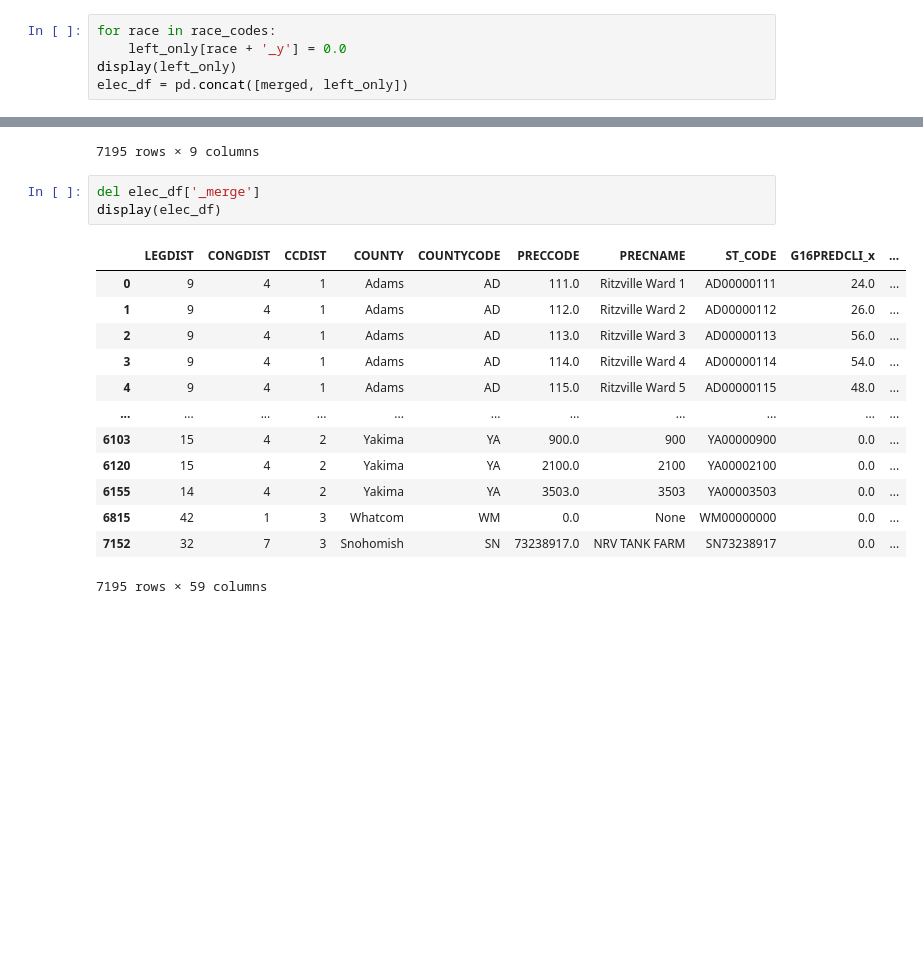
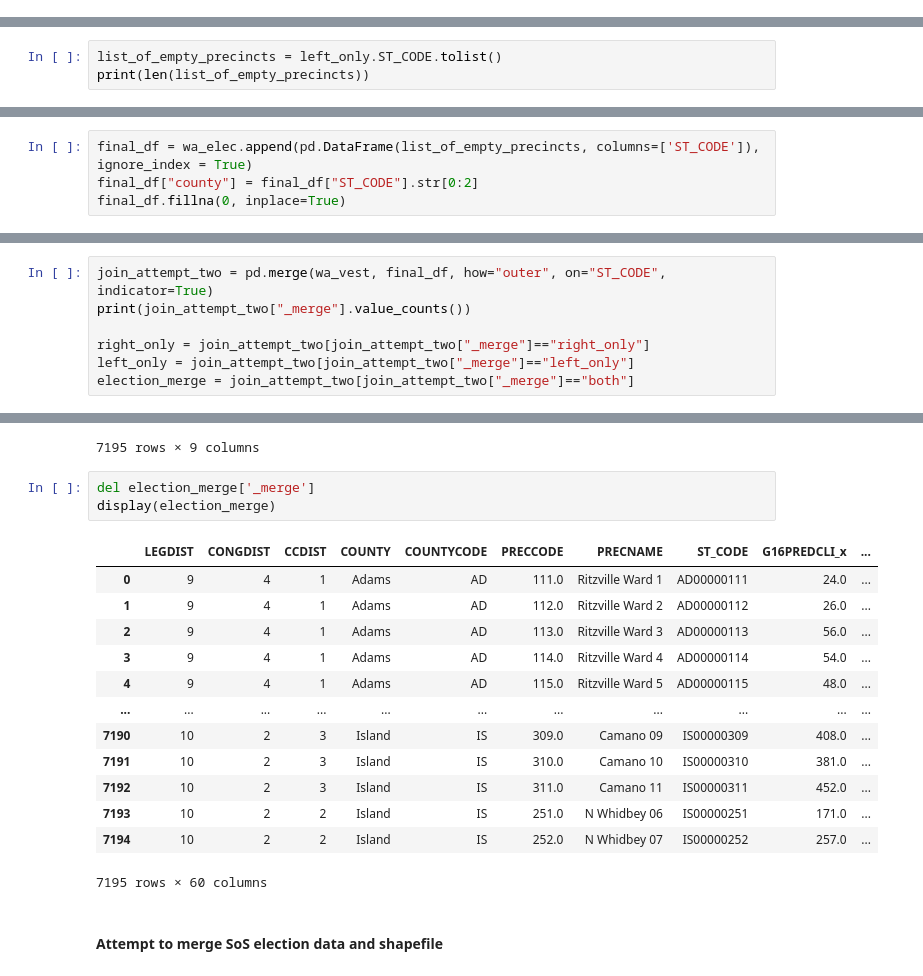
Before and after one commit to nonpartisan-redistricting-datahub/pdv-wa, a Jupyter notebook: vest-wa-2016/VEST-WA-2016-validation.ipynb, the cells around one changed output, grey strips where cells are left out. Saved outputs shown, nothing was run; the diff lists cells and outputs as text; blank space fills up the shorter version.

```diff
--- a/vest-wa-2016/VEST-WA-2016-validation.ipynb
+++ b/vest-wa-2016/VEST-WA-2016-validation.ipynb
@@ -285,5 +486,0 @@ assert(len(empty_precincts) == len(left_only))
-# %%
-for race in race_codes:
-    left_only[race + '_y'] = 0.0
-display(left_only)
-elec_df = pd.concat([merged, left_only])
@@ -465,0 +487,3 @@ display(right_only)
+# %%
+list_of_empty_precincts = left_only.ST_CODE.tolist()
+print(len(list_of_empty_precincts))
@@ -465,0 +492,4 @@ display(right_only)
+# %%
+final_df = wa_elec.append(pd.DataFrame(list_of_empty_precincts, columns=['ST_CODE']), ignore_index = True)
+final_df["county"] = final_df["ST_CODE"].str[0:2]
+final_df.fillna(0, inplace=True)
@@ -481,0 +537,7 @@ print(len(empty_precincts))
+# %%
+join_attempt_two = pd.merge(wa_vest, final_df, how="outer", on="ST_CODE", indicator=True)
+print(join_attempt_two["_merge"].value_counts())
+
+right_only = join_attempt_two[join_attempt_two["_merge"]=="right_only"]
+left_only = join_attempt_two[join_attempt_two["_merge"]=="left_only"]
+election_merge = join_attempt_two[join_attempt_two["_merge"]=="both"]
@@ -593,20 +642,22 @@ display(wa_geo)
 | 7194 | 13 | 8 | 2 | Kittitas | KS | 44 | Westside | KS00000044 | POLYGON ((1496680.643 697438.718,... |
 7195 rows × 9 columns
 # %%
-del elec_df['_merge']
-display(elec_df)
+del election_merge['_merge']
+display(election_merge)
 # %% [output]
 |  | LEGDIST | CONGDIST | CCDIST | COUNTY | COUNTYCODE | PRECCODE | PRECNAME | ST_CODE | G16PREDCLI_x | ... |
 | 0 | 9 | 4 | 1 | Adams | AD | 111.0 | Ritzville Ward 1 | AD00000111 | 24.0 | ... |
 | 1 | 9 | 4 | 1 | Adams | AD | 112.0 | Ritzville Ward 2 | AD00000112 | 26.0 | ... |
 | 2 | 9 | 4 | 1 | Adams | AD | 113.0 | Ritzville Ward 3 | AD00000113 | 56.0 | ... |
 | 3 | 9 | 4 | 1 | Adams | AD | 114.0 | Ritzville Ward 4 | AD00000114 | 54.0 | ... |
 | 4 | 9 | 4 | 1 | Adams | AD | 115.0 | Ritzville Ward 5 | AD00000115 | 48.0 | ... |
 | ... | ... | ... | ... | ... | ... | ... | ... | ... | ... | ... |
-| 6103 | 15 | 4 | 2 | Yakima | YA | 900.0 | 900 | YA00000900 | 0.0 | ... |
-| 6120 | 15 | 4 | 2 | Yakima | YA | 2100.0 | 2100 | YA00002100 | 0.0 | ... |
-| 6155 | 14 | 4 | 2 | Yakima | YA | 3503.0 | 3503 | YA00003503 | 0.0 | ... |
-| 6815 | 42 | 1 | 3 | Whatcom | WM | 0.0 | None | WM00000000 | 0.0 | ... |
-| 7152 | 32 | 7 | 3 | Snohomish | SN | 73238917.0 | NRV TANK FARM | SN73238917 | 0.0 | ... |
+| 7190 | 10 | 2 | 3 | Island | IS | 309.0 | Camano 09 | IS00000309 | 408.0 | ... |
+| 7191 | 10 | 2 | 3 | Island | IS | 310.0 | Camano 10 | IS00000310 | 381.0 | ... |
+| 7192 | 10 | 2 | 3 | Island | IS | 311.0 | Camano 11 | IS00000311 | 452.0 | ... |
+| 7193 | 10 | 2 | 2 | Island | IS | 251.0 | N Whidbey 06 | IS00000251 | 171.0 | ... |
+| 7194 | 10 | 2 | 2 | Island | IS | 252.0 | N Whidbey 07 | IS00000252 | 257.0 | ... |
-7195 rows × 59 columns
+7195 rows × 60 columns
+# %% [markdown]
+#### Attempt to merge SoS election data and shapefile
 # %%
```
Also changed, not shown: parts of 59 cells of this notebook, 3 other files.
